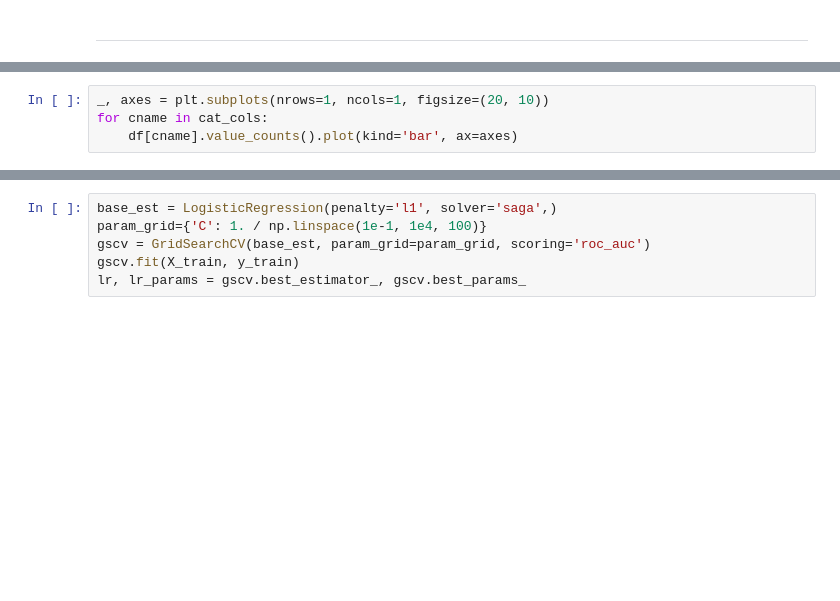
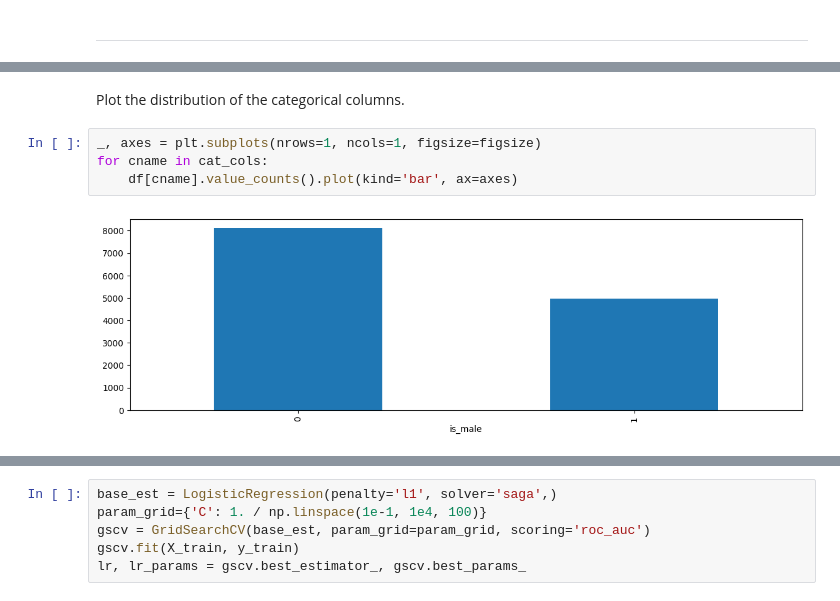
Before and after one commit to MatteoFasulo/ECG-Chagas, a Jupyter notebook: notebook.ipynb, the cells around one changed output, grey strips where cells are left out. Drawn from its saved outputs; the diff is of its cells as text; blank space fills up the shorter version.

```diff
--- a/notebook.ipynb
+++ b/notebook.ipynb
@@ -255,4 +358,8 @@ plt.show()
+# %% [markdown]
+Plot the distribution of the categorical columns.
 # %%
-_, axes = plt.subplots(nrows=1, ncols=1, figsize=(20, 10))
+_, axes = plt.subplots(nrows=1, ncols=1, figsize=figsize)
 for cname in cat_cols:
     df[cname].value_counts().plot(kind='bar', ax=axes)
+# %% [output]
+[figure, added]
```
Also changed, not shown: parts of 84 cells of this notebook, 1 other file.
